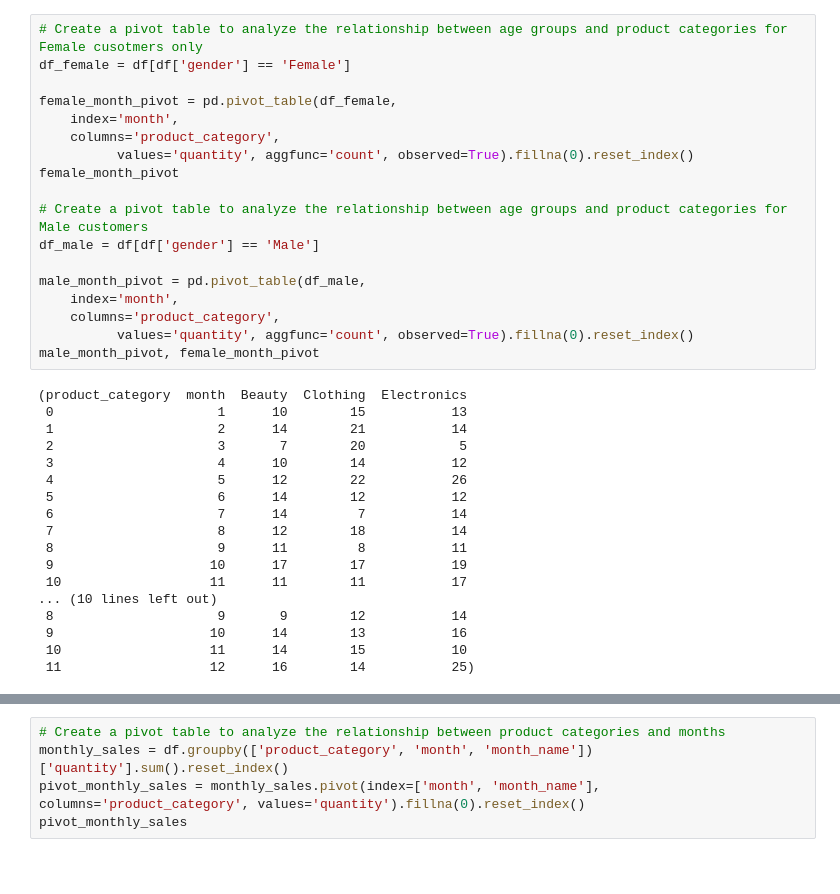
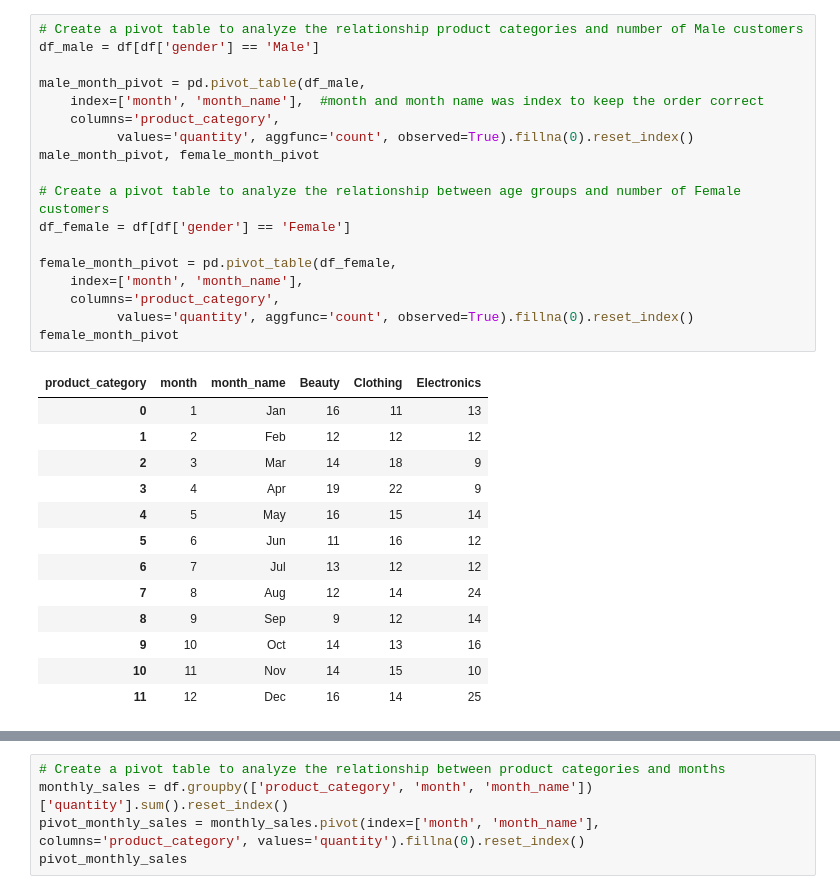
Before and after one commit to NicoleLatendresse/D6_Retail-Sales-Dataset, a Jupyter notebook: Analysis/visualization.ipynb, the cells around one changed output, grey strips where cells are left out. Drawn from its saved outputs; the diff is of its cells as text; blank space fills up the shorter version.

```diff
--- a/Analysis/visualization.ipynb
+++ b/Analysis/visualization.ipynb
@@ -139,39 +149,35 @@ graph.update_layout(
 )
 graph.show()
 # %%
-# Create a pivot table to analyze the relationship between age groups and product categories for Female cusotmers only
+# Create a pivot table to analyze the relationship product categories and number of Male customers
+df_male = df[df['gender'] == 'Male']
+
+male_month_pivot = pd.pivot_table(df_male,
+    index=['month', 'month_name'],  #month and month name was index to keep the order correct
+    columns='product_category',
+          values='quantity', aggfunc='count', observed=True).fillna(0).reset_index()
+male_month_pivot, female_month_pivot
+
+# Create a pivot table to analyze the relationship between age groups and number of Female customers
 df_female = df[df['gender'] == 'Female']
 
 female_month_pivot = pd.pivot_table(df_female,
-    index='month',
+    index=['month', 'month_name'],
     columns='product_category',
           values='quantity', aggfunc='count', observed=True).fillna(0).reset_index()
 female_month_pivot
-
-# Create a pivot table to analyze the relationship between age groups and product categories for Male customers
-df_male = df[df['gender'] == 'Male']
-
-male_month_pivot = pd.pivot_table(df_male,
-    index='month',
-    columns='product_category',
-          values='quantity', aggfunc='count', observed=True).fillna(0).reset_index()
-male_month_pivot, female_month_pivot
 # %% [output]
-(product_category  month  Beauty  Clothing  Electronics
- 0                     1      10        15           13
- 1                     2      14        21           14
- 2                     3       7        20            5
- 3                     4      10        14           12
- 4                     5      12        22           26
- 5                     6      14        12           12
- 6                     7      14         7           14
- 7                     8      12        18           14
- 8                     9      11         8           11
- 9                    10      17        17           19
- 10                   11      11        11           17
-... (10 lines left out)
- 8                     9       9        12           14
- 9                    10      14        13           16
- 10                   11      14        15           10
- 11                   12      16        14           25)
+| product_category | month | month_name | Beauty | Clothing | Electronics |
+| 0 | 1 | Jan | 16 | 11 | 13 |
+| 1 | 2 | Feb | 12 | 12 | 12 |
+| 2 | 3 | Mar | 14 | 18 | 9 |
+| 3 | 4 | Apr | 19 | 22 | 9 |
+| 4 | 5 | May | 16 | 15 | 14 |
+| 5 | 6 | Jun | 11 | 16 | 12 |
+| 6 | 7 | Jul | 13 | 12 | 12 |
+| 7 | 8 | Aug | 12 | 14 | 24 |
+| 8 | 9 | Sep | 9 | 12 | 14 |
+| 9 | 10 | Oct | 14 | 13 | 16 |
+| 10 | 11 | Nov | 14 | 15 | 10 |
+| 11 | 12 | Dec | 16 | 14 | 25 |
 # %%
```
Also changed, not shown: parts of 10 cells of this notebook.
